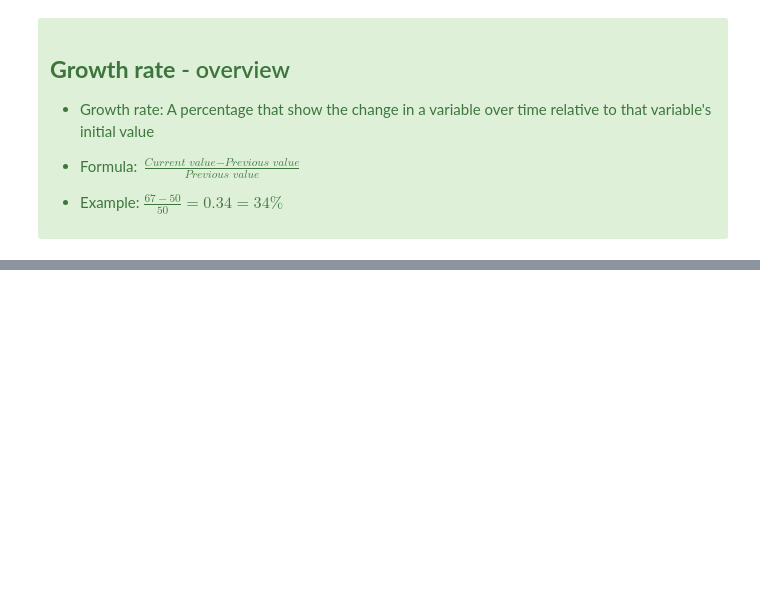
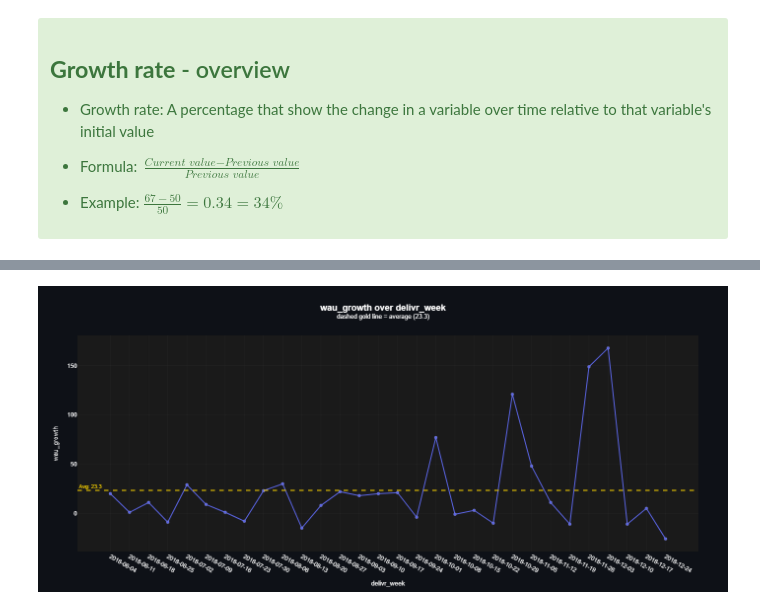
Before and after one commit to arianmokhtariha/Delivr-Business-Analysis, a Jupyter notebook: user-centric-KPI's.ipynb, the cells around one changed output, grey strips where cells are left out. Cells and saved outputs as stored; diff of their text form; code cells hidden in the pictures; blank space fills up the shorter version.

```diff
--- a/user-centric-KPI's.ipynb
+++ b/user-centric-KPI's.ipynb
@@ -502,0 +539,29 @@ growth_query = run_query('''
+# %%
+# wau(weekly active users) growth rate query
+
+wau_growth_rate_query = run_query('''
+WITH wau AS (
+    SELECT date_trunc('week', order_date)::date AS delivr_week,
+           count(DISTINCT user_id) as wau
+    FROM orders
+    GROUP BY delivr_week
+),
+wau_lag AS (
+    SELECT delivr_week,
+           wau,
+           lag(wau) OVER (ORDER BY delivr_week) AS last_wau
+    FROM wau
+)
+SELECT delivr_week,
+       wau - last_wau AS wau_growth,
+       round((((wau - last_wau)::numeric / last_wau) * 100), 2) AS wau_growth_rate_pct
+FROM wau_lag;
+''')
+
+wau_growth_lineplot = line_plot(df=wau_growth_rate_query,
+                                x='delivr_week',
+                                y='wau_growth',
+                                avg_line=True)
+wau_growth_lineplot
+# %% [output]
+[figure, added]
```
Also changed, not shown: parts of 6 cells of this notebook.
